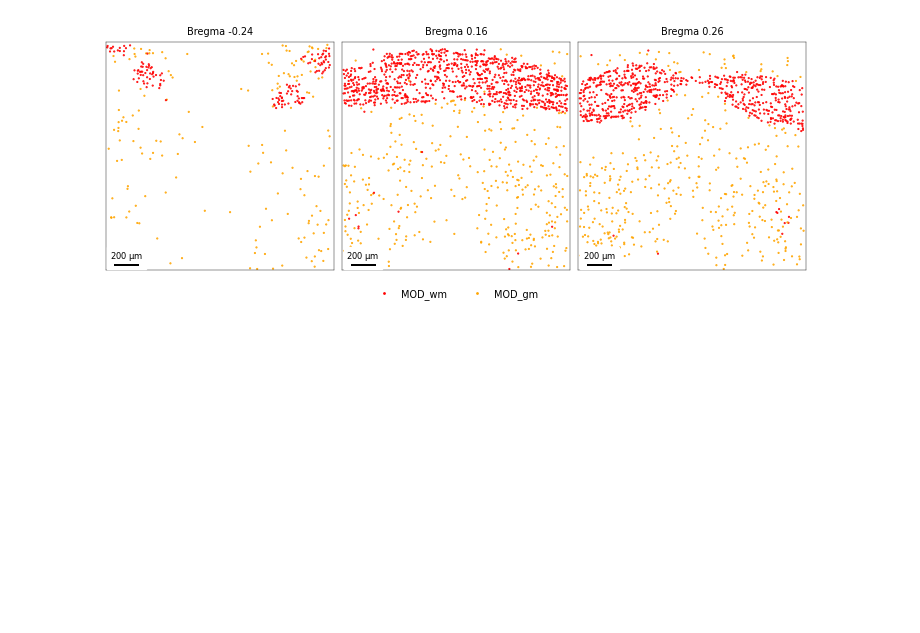
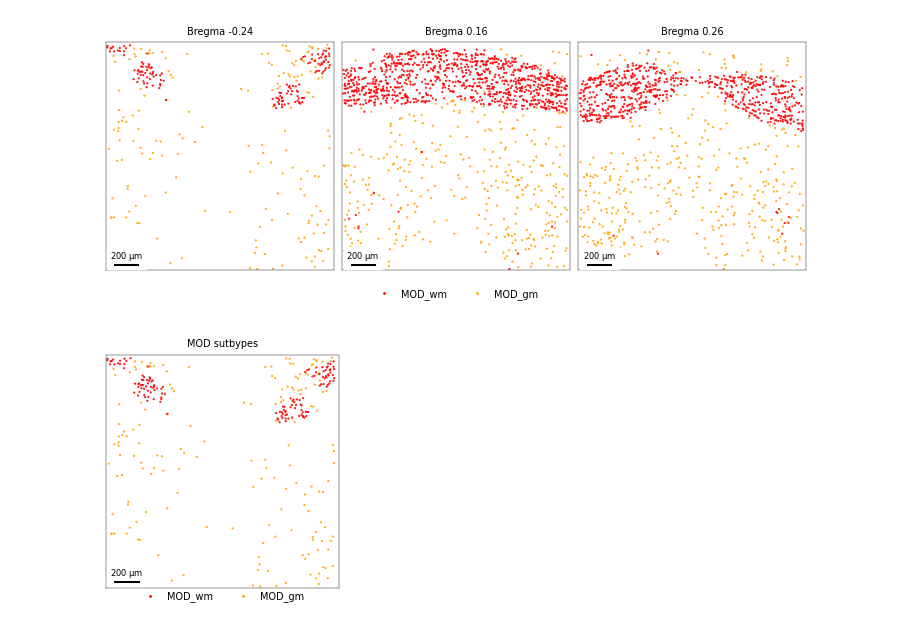
Before and after one commit to melocery/MasterThesisAnalysis, a Jupyter notebook: notebook/R1_SliceEquivalence.ipynb, the cells around one changed output. Saved outputs shown, nothing was run; the diff lists cells and outputs as text; code cells hidden in the pictures; blank space fills up the shorter version.

```diff
--- a/notebook/R1_SliceEquivalence.ipynb
+++ b/notebook/R1_SliceEquivalence.ipynb
@@ -400,3 +465,49 @@ plt.savefig(fig_path/"MOD.pdf", **SAVE_FIG)
 plt.show()
 # %% [output]
 [figure]
+# %%
+fig, ax = plt.subplots(1, 1, figsize=(8*CM, 7*CM), constrained_layout=True)
+
+ax.scatter(banksy_024_MOD['x'], banksy_024_MOD['y'], s=0.3, c=banksy_024_MOD['banksy_cluster'].map(color_map), rasterized=True)
+ax.set_title("MOD sutbypes", fontsize=7)
+ax.set_aspect('equal', adjustable='box')
+ax.set_xlim(-10, 1810)
+ax.set_ylim(-10, 1810)
+ax.set_xticks([])
+ax.set_yticks([])
+ax.xaxis.set_tick_params(labelsize=5, width=0.3)
+ax.yaxis.set_tick_params(labelsize=5, width=0.3)
+ax.spines[["top", "right", "left", "bottom"]].set_linewidth(0.3)
+_plot_scalebar(ax, dx=1, units="um", location="lower left", length_fraction=0.2, fontsize=6, box_alpha=1, color="black")
+
+# Global legend
+label_display_map = {
+    8: 'MOD_gm',
+    7: 'MOD_wm'
+}
+
+handles = [
+    mlines.Line2D(
+        [0], [0], marker='.', linestyle='None',
+        color='none',
+        markerfacecolor=color_map[label],
+        markeredgecolor='none',
+        markersize=4,
+        label=label_display_map[label]
+    )
+    for label in [7, 8]
+]
+
+ax.legend(
+    handles=handles,
+    fontsize=7,
+    loc='lower center',
+    frameon=False,
+    bbox_to_anchor=(0.5, -0.1),
+    ncol=9,
+)
+
+plt.savefig(fig_path/"MOD24.png", **SAVE_FIG)
+plt.show()
+# %% [output]
+[figure, added]
```
Also changed, not shown: parts of 2 cells of this notebook, 4 other files.
